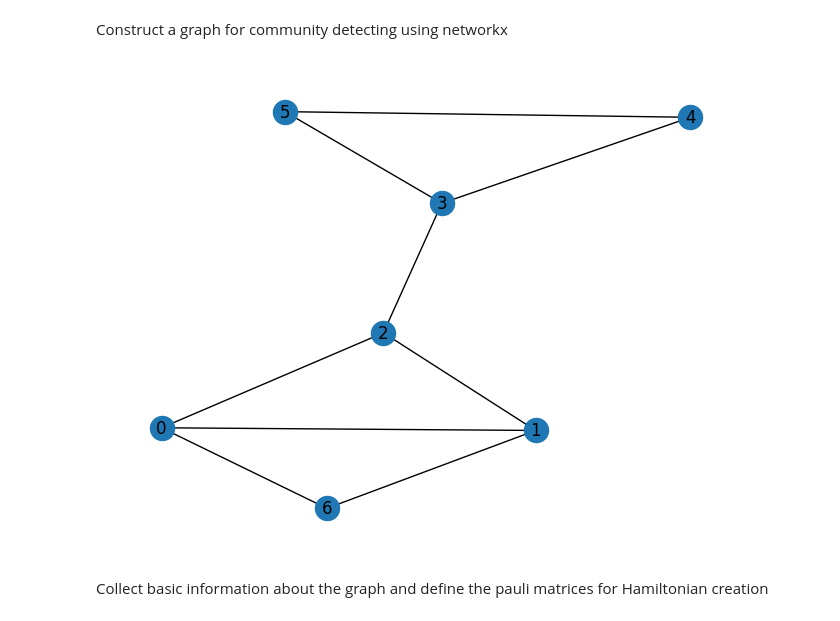
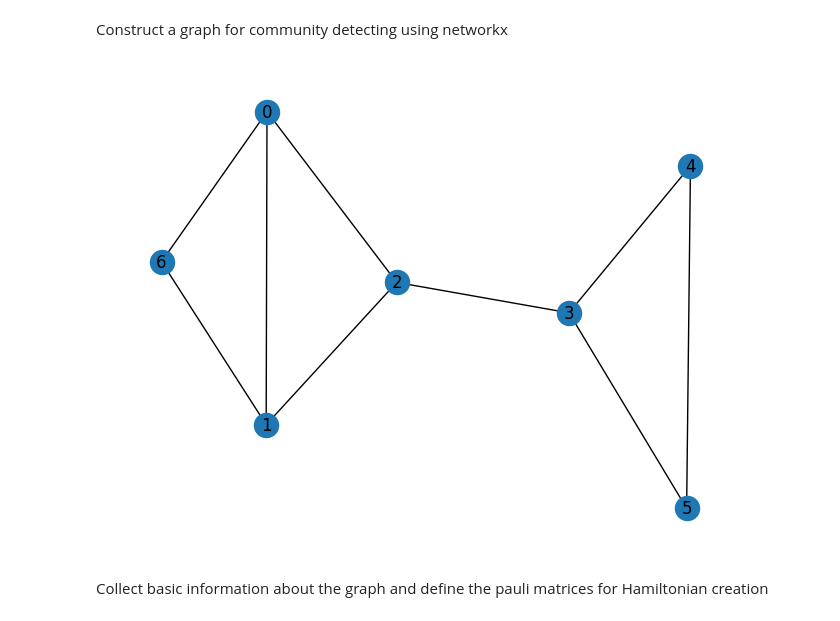
Before and after one commit to sindrekn/HierarchicalQAOAClustering, a Jupyter notebook: FullPython_NumpyScipy.ipynb, the cells around one changed output. Cells and saved outputs as stored; diff of their text form; code cells hidden in the pictures.

```diff
--- a/FullPython_NumpyScipy.ipynb
+++ b/FullPython_NumpyScipy.ipynb
@@ -11,19 +11,20 @@ Construct a graph for community detecting using networkx
 # %%
 def add_edges(graph: nx.Graph, edges: list):
     for edge in edges:
         graph.add_edge(edge[0], edge[1])
 
 network_graph = nx.Graph()
-edges = [(0, 1), (0, 6), (0, 2), (1, 2), (1, 6), (2, 3), (3, 4), (3, 5), (4, 5)]
+edges = [(0, 1), (0, 2), (0, 6), (1, 2), (1, 6), (2, 3), (3, 4), (3, 5), (4, 5)]
+# edges = [(0, 1), (0, 2), (1, 2), (2, 3), (3, 4), (3, 5), (4, 5)]
 
 add_edges(network_graph, edges)
 nodelist = sorted(network_graph.nodes())
 A = np.array(nx.adjacency_matrix(network_graph, nodelist=nodelist).todense())
 
 nx.draw(network_graph, with_labels=True)
 plt.show()
 # %% [output]
-[figure, old version]
+[figure, new version]
 # %% [markdown]
 Collect basic information about the graph and define the pauli matrices for Hamiltonian creation
 # %%
```
Also changed, not shown: parts of 4 cells of this notebook.
